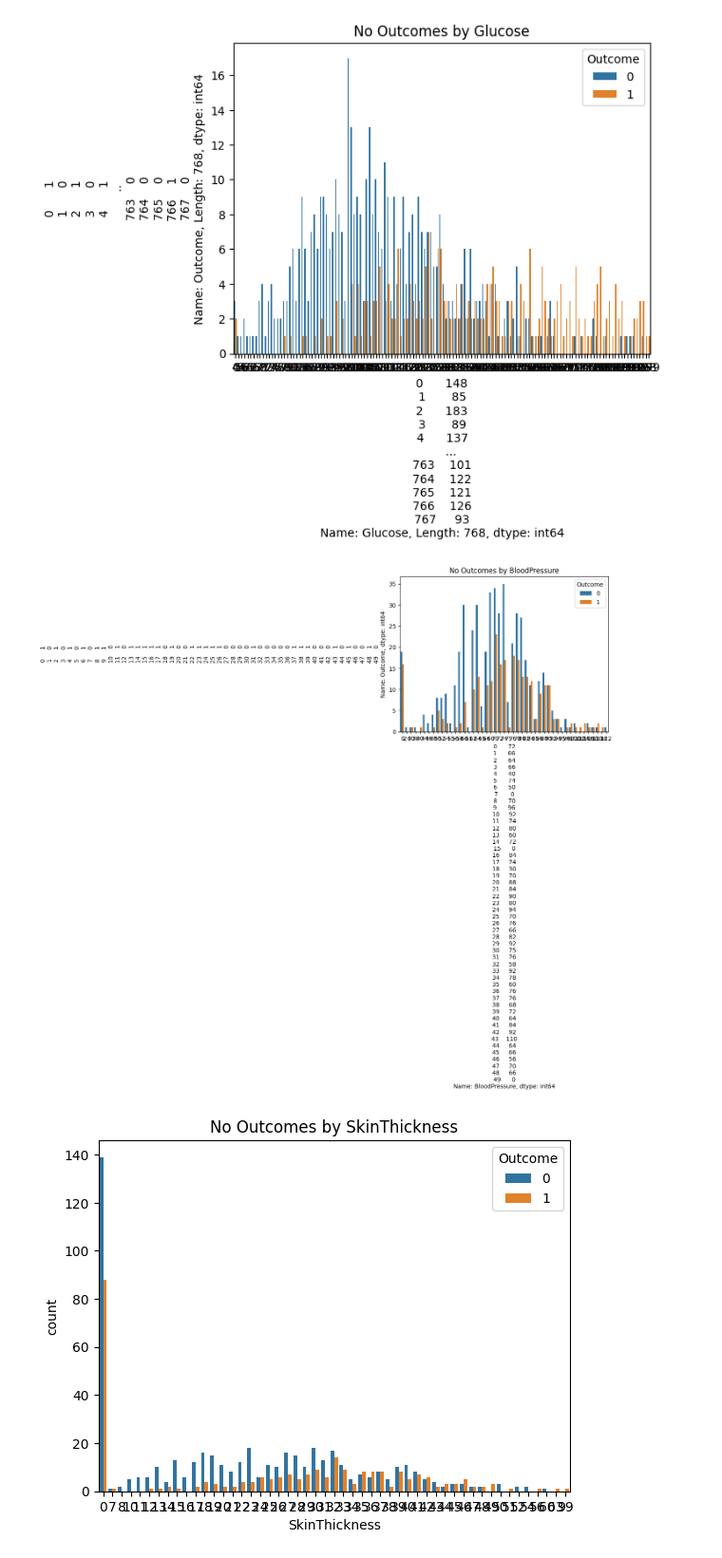
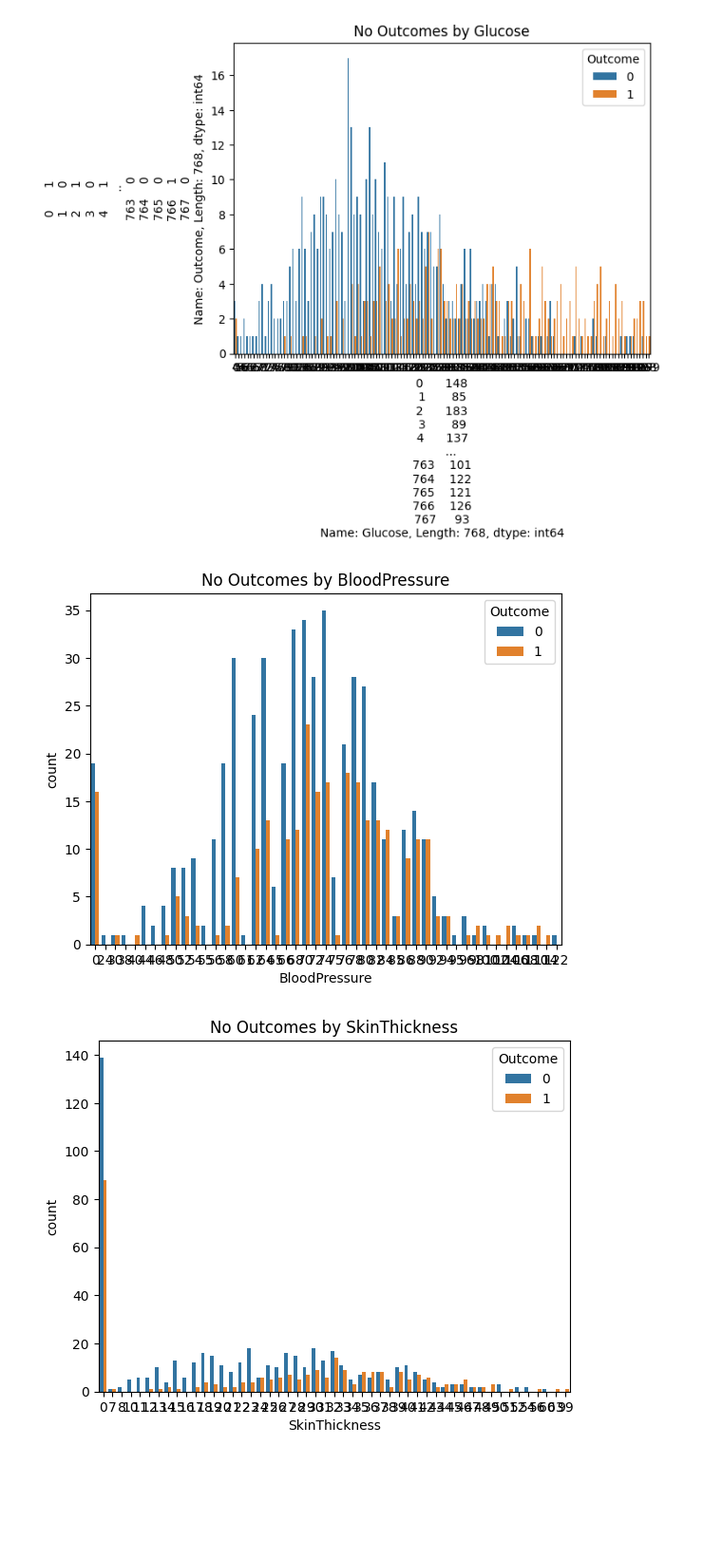
Before and after one commit to npebsjp/decision-tree-project-tutorial, a Jupyter notebook: project.ipynb, the cells around one changed output. Shown at 95% size. Cells and saved outputs as stored; diff of their text form; code cells hidden in the pictures; blank space fills up the shorter version.

```diff
--- a/project.ipynb
+++ b/project.ipynb
@@ -88,14 +88,13 @@ plt.show()
 # %%
 sns.countplot(x='BloodPressure', hue='Outcome', data=data)
 
 # Customize the plot (optional)
 plt.title('No Outcomes by BloodPressure')
-plt.xlabel(data['BloodPressure'].head(50))
-plt.ylabel(data['Outcome'].head(50))
+
 plt.legend(title='Outcome')
 plt.show()
 # %% [output]
-[figure, old version]
+[figure, new version]
 # %%
 sns.countplot(x='SkinThickness', hue='Outcome', data=data)
 
```
Also changed, not shown: parts of 8 cells of this notebook, 1 other file.
